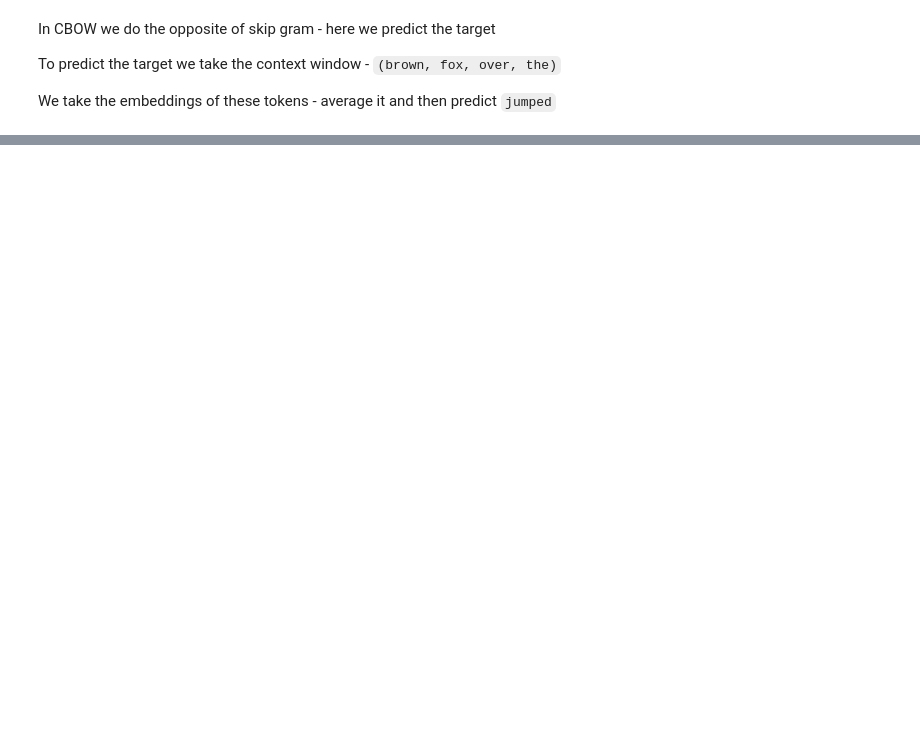
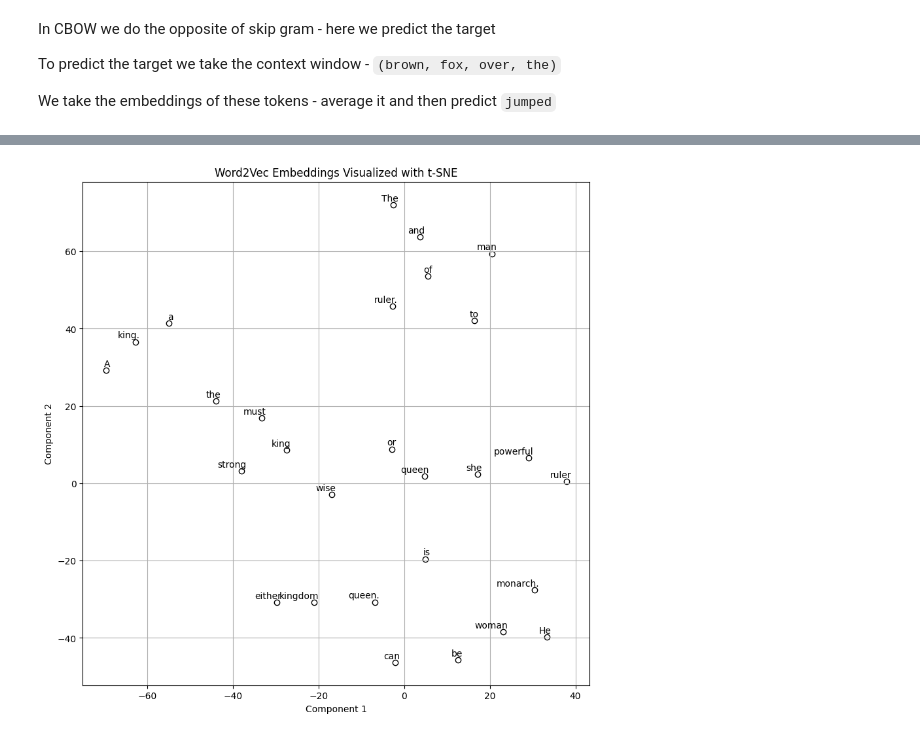
Before and after one commit to simrathanspal/deep_models_from_scratch, a Jupyter notebook: word2vec.ipynb, the cells around one changed output, grey strips where cells are left out. Cells and saved outputs as stored; diff of their text form; code cells hidden in the pictures; blank space fills up the shorter version.

```diff
--- a/word2vec.ipynb
+++ b/word2vec.ipynb
@@ -203,4 +203,16 @@ In CBOW we do the opposite of skip gram - here we predict the target
 To predict the target we take the context window - `(brown, fox, over, the)`
 
 We take the embeddings of these tokens - average it and then predict `jumped`
+# %%
+def generate_training_cbow(window_size=1):
+  training_data = []
+  for index, target in enumerate(vocab):
+    context = []
+    for j in range(max(i-window_size, 0), min(i+window_size+1, len(vocab))):
+      if i == j :
+        continue
+      context.append(j)
+
+    training_data.append((context, index ))
+  return training_data
 # %%
@@ -235,0 +318,25 @@ u = W2.T @ h
+# %%
+from sklearn.manifold import TSNE
+import matplotlib.pyplot as plt
+
+
+tsne = TSNE(n_components=2, random_state=42, perplexity=5)
+vectors_2d = tsne.fit_transform(W1)
+plt.figure(figsize=(10, 10))
+plt.scatter(vectors_2d[:, 0], vectors_2d[:, 1], edgecolors='k', c='w')
+
+for i, word in enumerate(vocab):
+    plt.annotate(word,
+                 xy=(vectors_2d[i, 0], vectors_2d[i, 1]),
+                 xytext=(5, 2), # Small offset
+                 textcoords='offset points',
+                 ha='right',
+                 va='bottom')
+
+plt.title('Word2Vec Embeddings Visualized with t-SNE')
+plt.xlabel('Component 1')
+plt.ylabel('Component 2')
+plt.grid(True)
+plt.show()
+# %% [output]
+[figure, added]
```
Also changed, not shown: parts of 3 cells of this notebook.
